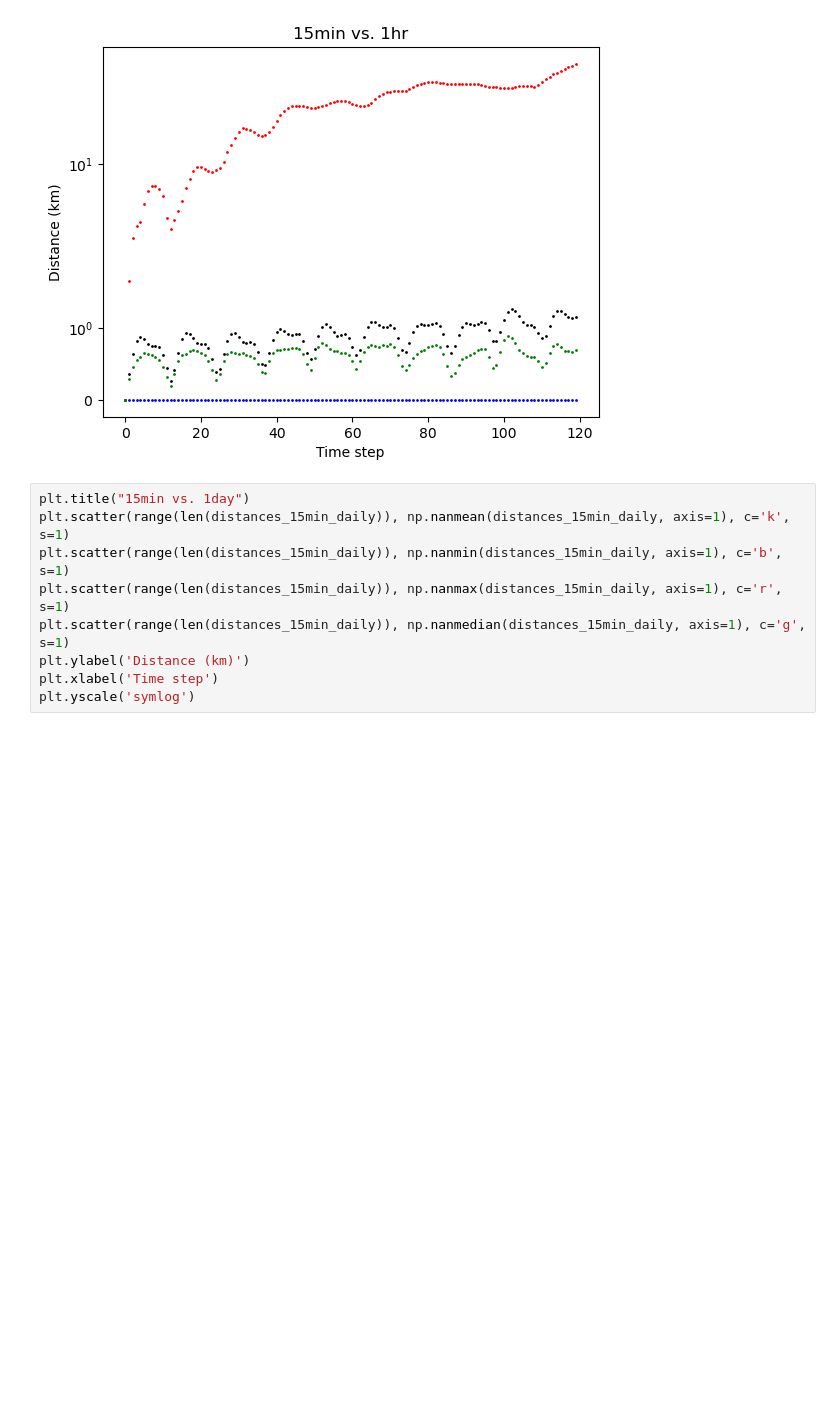
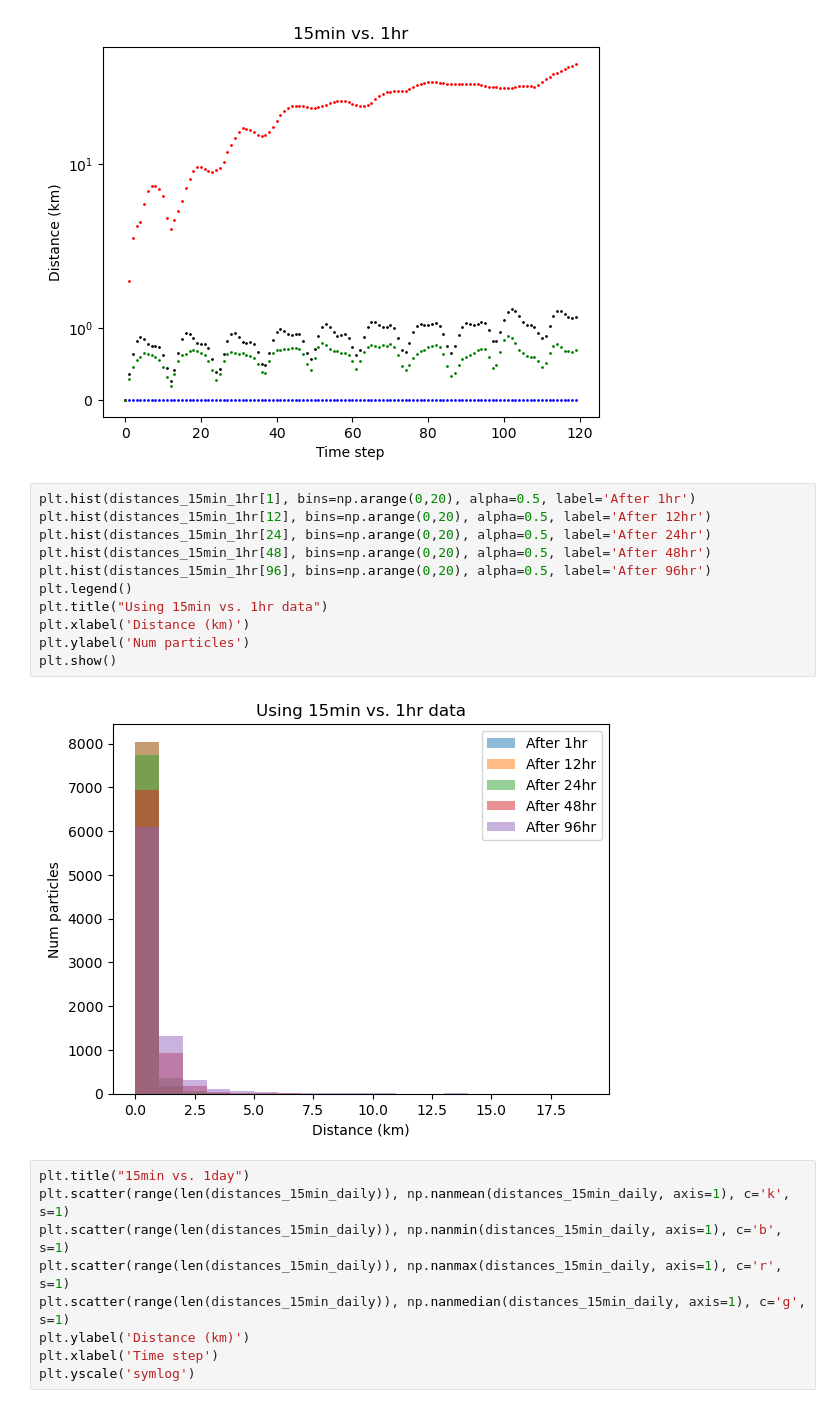
Before and after one commit to Parcels-code/plasticparcels, a Jupyter notebook: docs/examples/example_copernicusmarine_NWS.ipynb, the cells around one changed output. Cells and saved outputs as stored; diff of their text form; blank space fills up the shorter version.

```diff
--- a/docs/examples/example_copernicusmarine_NWS.ipynb
+++ b/docs/examples/example_copernicusmarine_NWS.ipynb
@@ -255,6 +255,19 @@ plt.xlabel('Time step')
 plt.yscale('symlog')
 # %% [output]
 [figure]
+# %%
+plt.hist(distances_15min_1hr[1], bins=np.arange(0,20), alpha=0.5, label='After 1hr')
+plt.hist(distances_15min_1hr[12], bins=np.arange(0,20), alpha=0.5, label='After 12hr')
+plt.hist(distances_15min_1hr[24], bins=np.arange(0,20), alpha=0.5, label='After 24hr')
+plt.hist(distances_15min_1hr[48], bins=np.arange(0,20), alpha=0.5, label='After 48hr')
+plt.hist(distances_15min_1hr[96], bins=np.arange(0,20), alpha=0.5, label='After 96hr')
+plt.legend()
+plt.title("Using 15min vs. 1hr data")
+plt.xlabel('Distance (km)')
+plt.ylabel('Num particles')
+plt.show()
+# %% [output]
+[figure, added]
 # %%
 plt.title("15min vs. 1day")
 plt.scatter(range(len(distances_15min_daily)), np.nanmean(distances_15min_daily, axis=1), c='k', s=1)
```
Also changed, not shown: parts of 2 cells of this notebook.
